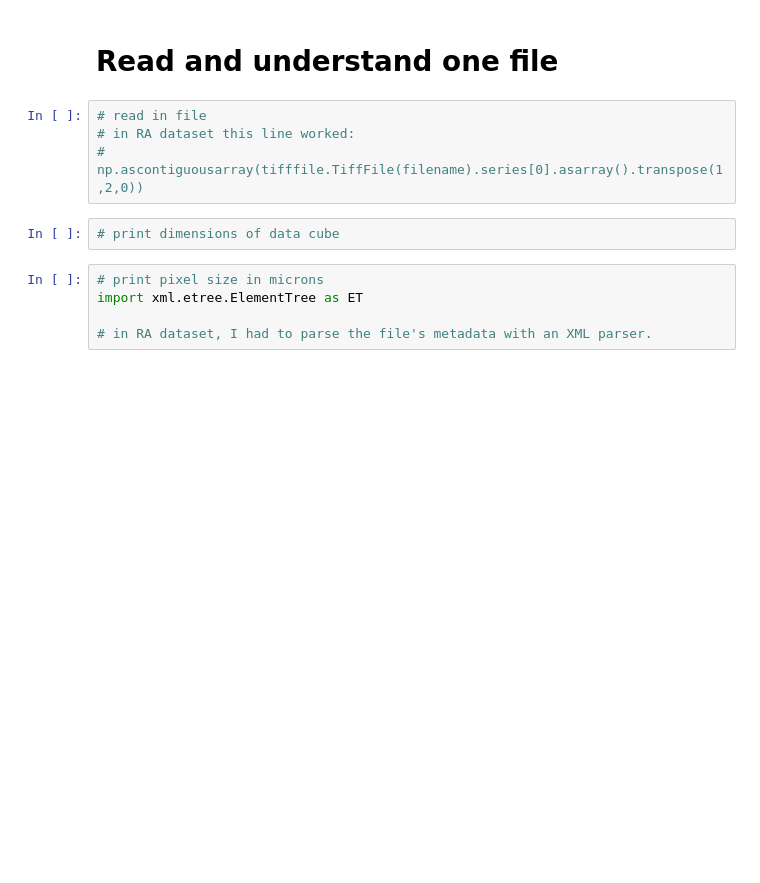
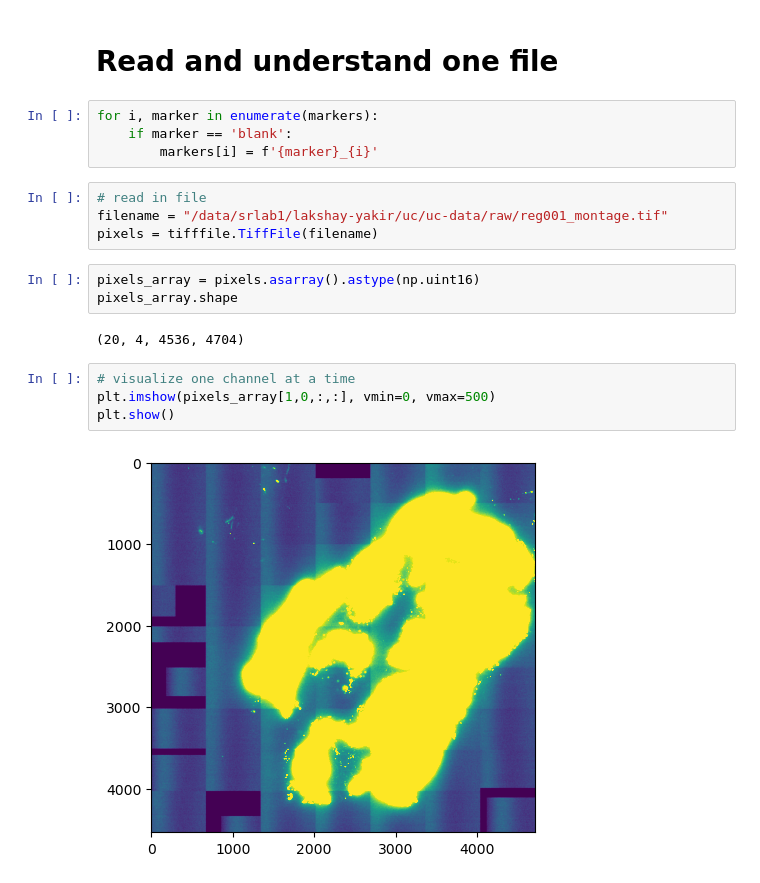
Before and after one commit to yakirr/uc-analysis, a Jupyter notebook: 0.uc-dimreduce.ipynb, the cells around one changed output. Cells and saved outputs as stored; diff of their text form; blank space fills up the shorter version.

```diff
--- a/0.uc-dimreduce.ipynb
+++ b/0.uc-dimreduce.ipynb
@@ -25,13 +30,21 @@ markers = ...
 # %% [markdown]
 # Read and understand one file
+# %%
+for i, marker in enumerate(markers):
+    if marker == 'blank':
+        markers[i] = f'{marker}_{i}'
 # %%
 # read in file
-# in RA dataset this line worked:
-#    np.ascontiguousarray(tifffile.TiffFile(filename).series[0].asarray().transpose(1,2,0))
+filename = "/data/srlab1/lakshay-yakir/uc/uc-data/raw/reg001_montage.tif"
+pixels = tifffile.TiffFile(filename)
-# %%
-# print dimensions of data cube
-# %%
-# print pixel size in microns
-import xml.etree.ElementTree as ET
-
-# in RA dataset, I had to parse the file's metadata with an XML parser.
+# %%
+pixels_array = pixels.asarray().astype(np.uint16)
+pixels_array.shape
+# %% [output]
+(20, 4, 4536, 4704)
+# %%
+# visualize one channel at a time
+plt.imshow(pixels_array[1,0,:,:], vmin=0, vmax=500)
+plt.show()
+# %% [output]
+[figure, added]
```
Also changed, not shown: parts of 8 cells of this notebook.
